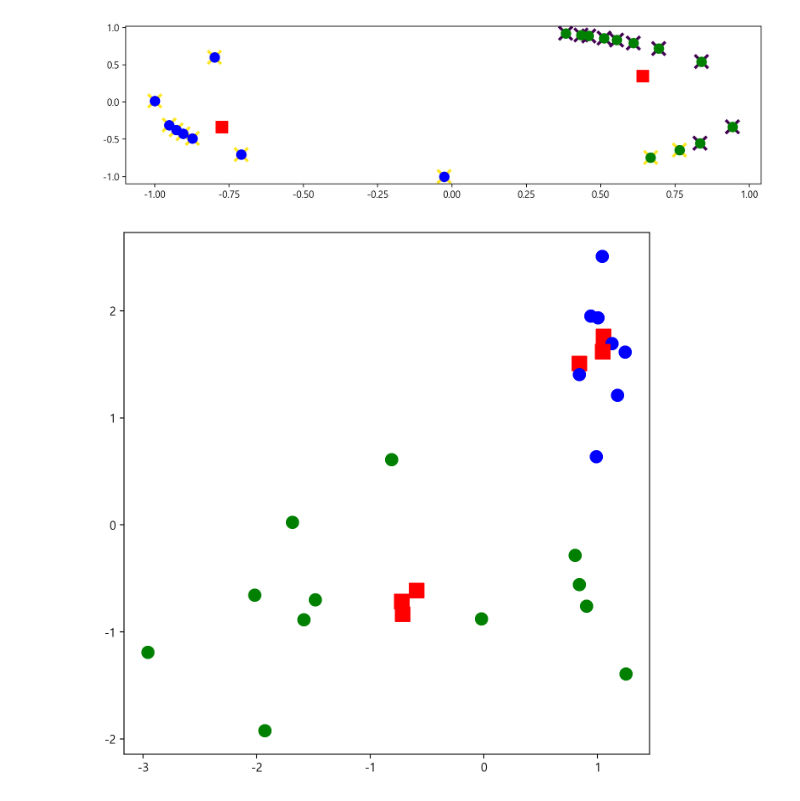
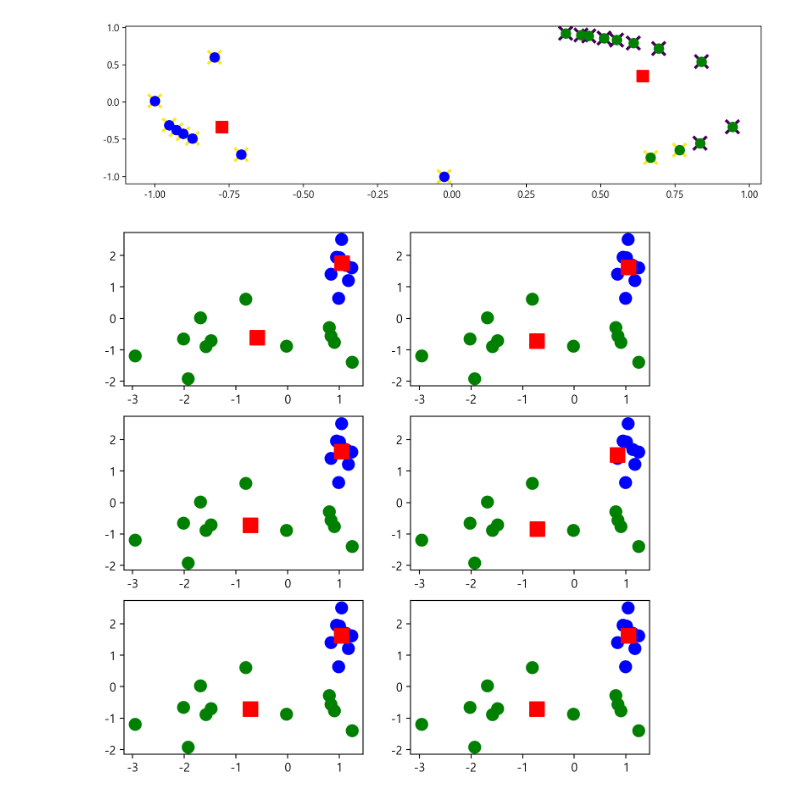
Before and after one commit to yisy0703/ai, a Jupyter notebook: source/13_MachineLearning/2장_군집분석.ipynb, the cells around one changed output. Drawn from its saved outputs; the diff is of its cells as text; code cells hidden in the pictures.

```diff
--- a/source/13_MachineLearning/2장_군집분석.ipynb
+++ b/source/13_MachineLearning/2장_군집분석.ipynb
@@ -196,15 +196,17 @@ def plot_cluster(model, data):
                 y=c0[1], marker='s', c='r', s=150)
     plt.scatter(x=c1[0],
                 y=c1[1], marker='s', c='r', s=150)
+    return c0, c1
 # %%
 plt.figure(figsize=(8,8))
 for i in range(1, 7):
     model = KMeans(n_clusters=2, init='random',
                   n_init=2,
                   max_iter=i,
                   random_state=1)
     model.fit(X)
+    plt.subplot(3, 2, i)
     plot_cluster(model, X)
 plt.show()
 # %% [output]
-[figure, old version]
+[figure, new version]
```
